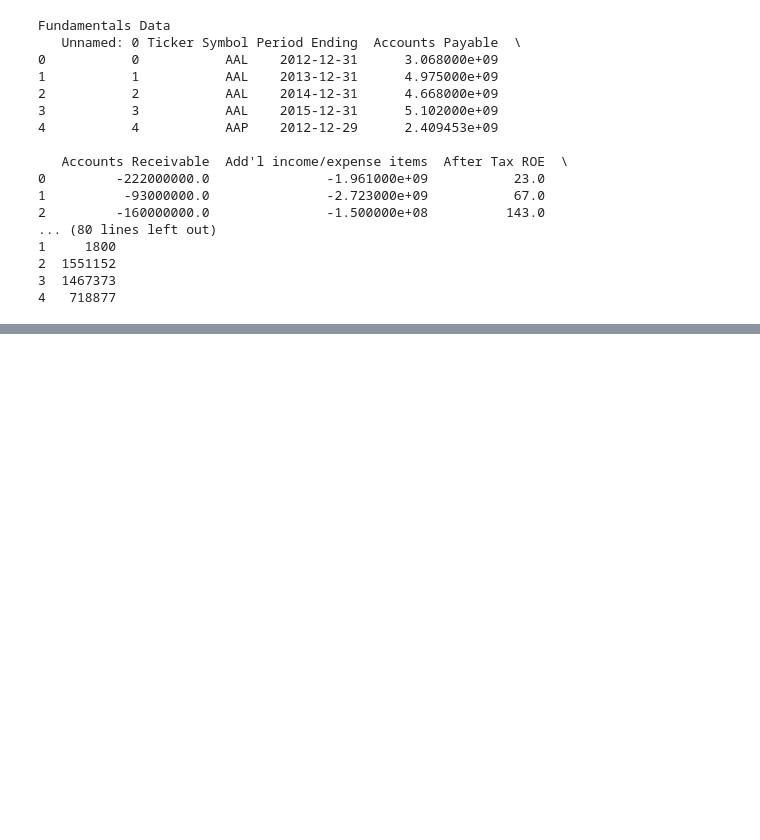
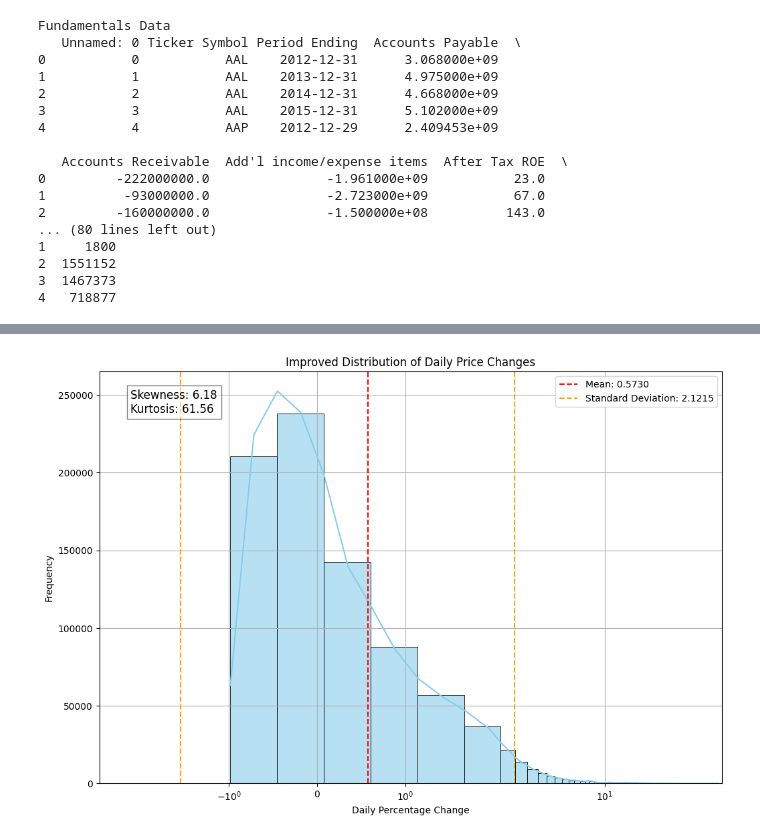
Before and after one commit to adheeb4/7PAM2002_0509_2023_Final_Project, a Jupyter notebook: Final_Project.ipynb, the cells around one changed output, grey strips where cells are left out. Drawn from its saved outputs; the diff is of its cells as text; code cells hidden in the pictures; blank space fills up the shorter version.

```diff
--- a/Final_Project.ipynb
+++ b/Final_Project.ipynb
@@ -104,0 +113,40 @@ def plotPerColumnDistribution(df, nGraphShown, nGraphPerRow):
+# %%
+prices_data_cleaned = prices_split_adjusted_df.copy()
+prices_data_cleaned['price_change'] = prices_data_cleaned['close'].pct_change()
+
+# Use bfill() to fill NaN values after percentage change calculation
+prices_data_cleaned['price_change'] = prices_data_cleaned['price_change'].bfill()
+
+# Calculate skewness and kurtosis
+price_change_skewness = skew(prices_data_cleaned['price_change'])
+price_change_kurtosis = kurtosis(prices_data_cleaned['price_change'])
+
+# Improved Histogram for stock price change distribution
+plt.figure(figsize=(12, 8))
+sns.histplot(prices_data_cleaned['price_change'], bins=100, kde=True, color='skyblue', alpha=0.6)
+
+# Add vertical lines for mean and standard deviation
+mean_price_change = prices_data_cleaned['price_change'].mean()
+std_price_change = prices_data_cleaned['price_change'].std()
+
+plt.axvline(mean_price_change, color='red', linestyle='--', linewidth=1.5, label=f'Mean: {mean_price_change:.4f}')
+plt.axvline(mean_price_change + std_price_change, color='orange', linestyle='--', linewidth=1.5, label=f'Standard Deviation: {std_price_change:.4f}')
+plt.axvline(mean_price_change - std_price_change, color='orange', linestyle='--', linewidth=1.5)
+
+# Set a logarithmic scale for the x-axis if there is a wide range of values
+plt.xscale('symlog')
+
+# Add labels, title, and legend
+plt.title('Improved Distribution of Daily Price Changes')
+plt.xlabel('Daily Percentage Change')
+plt.ylabel('Frequency')
+plt.legend()
+
+# Display skewness and kurtosis on the plot
+plt.text(0.05, 0.9, f'Skewness: {price_change_skewness:.2f}\nKurtosis: {price_change_kurtosis:.2f}',
+         transform=plt.gca().transAxes, fontsize=12, bbox=dict(facecolor='white', alpha=0.5))
+
+plt.grid(True)
+plt.show()
+# %% [output]
+[figure, added]
```
Also changed, not shown: parts of 48 cells of this notebook.
